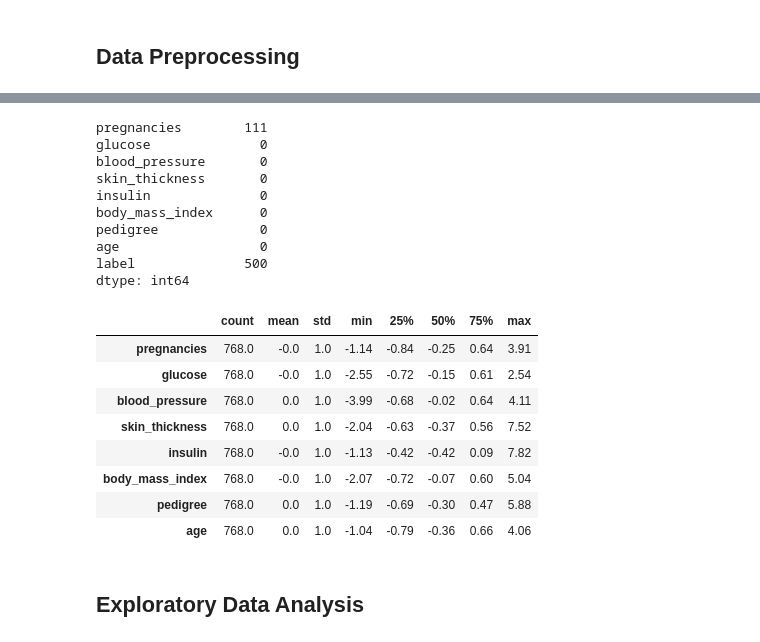
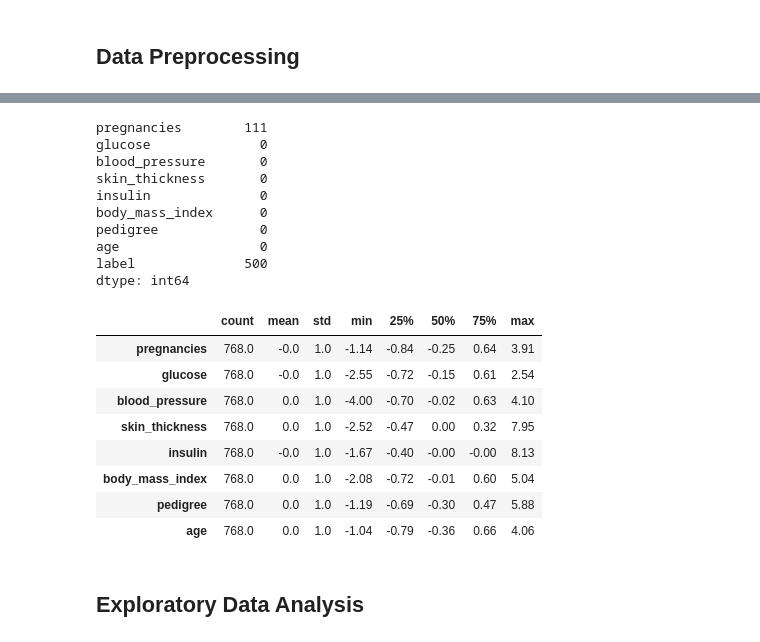
Before and after one commit to tobyzl2/Pima-Indians-Diabetes-Classification, a Jupyter notebook: pima_diabetes_classification.ipynb, the cells around one changed output, grey strips where cells are left out. Saved outputs shown, nothing was run; the diff lists cells and outputs as text; code cells hidden in the pictures.

```diff
--- a/pima_diabetes_classification.ipynb
+++ b/pima_diabetes_classification.ipynb
@@ -89,40 +107,43 @@ from sklearn.preprocessing import scale
 # %%
+from sklearn.preprocessing import scale
+
 # Replace zeros with means
 non_zero_cols = ["glucose", "blood_pressure", "skin_thickness", "insulin", "body_mass_index"]
 for col in non_zero_cols:
-    mean = dataset[col].mean()
+    copy_dataset = dataset.drop(dataset[dataset[col] == 0].index)
+    mean = copy_dataset[col].mean()
     dataset[col].mask(dataset[col] == 0, mean, inplace=True)
 
 # Zero replace sanity check
 print((dataset == 0).astype(int).sum())
 
 # Feature-label splitting
 features = dataset.drop("label", axis=1)
 labels = dataset[["label"]]
 
 # Data standardization
 features[features.columns] = scale(features[features.columns])
 
 # Data summary
 features.describe().T.round(2)
 # %% [output]
 pregnancies        111
 glucose              0
 blood_pressure       0
 skin_thickness       0
 insulin              0
 body_mass_index      0
 pedigree             0
 age                  0
 label              500
 dtype: int64
 |  | count | mean | std | min | 25% | 50% | 75% | max |
 | pregnancies | 768.0 | -0.0 | 1.0 | -1.14 | -0.84 | -0.25 | 0.64 | 3.91 |
 | glucose | 768.0 | -0.0 | 1.0 | -2.55 | -0.72 | -0.15 | 0.61 | 2.54 |
-| blood_pressure | 768.0 | 0.0 | 1.0 | -3.99 | -0.68 | -0.02 | 0.64 | 4.11 |
-| skin_thickness | 768.0 | 0.0 | 1.0 | -2.04 | -0.63 | -0.37 | 0.56 | 7.52 |
-| insulin | 768.0 | -0.0 | 1.0 | -1.13 | -0.42 | -0.42 | 0.09 | 7.82 |
-| body_mass_index | 768.0 | -0.0 | 1.0 | -2.07 | -0.72 | -0.07 | 0.60 | 5.04 |
+| blood_pressure | 768.0 | 0.0 | 1.0 | -4.00 | -0.70 | -0.02 | 0.63 | 4.10 |
+| skin_thickness | 768.0 | 0.0 | 1.0 | -2.52 | -0.47 | 0.00 | 0.32 | 7.95 |
+| insulin | 768.0 | -0.0 | 1.0 | -1.67 | -0.40 | -0.00 | -0.00 | 8.13 |
+| body_mass_index | 768.0 | 0.0 | 1.0 | -2.08 | -0.72 | -0.01 | 0.60 | 5.04 |
 | pedigree | 768.0 | 0.0 | 1.0 | -1.19 | -0.69 | -0.30 | 0.47 | 5.88 |
 | age | 768.0 | 0.0 | 1.0 | -1.04 | -0.79 | -0.36 | 0.66 | 4.06 |
 # %% [markdown]
```
Also changed, not shown: parts of 10 cells of this notebook.
